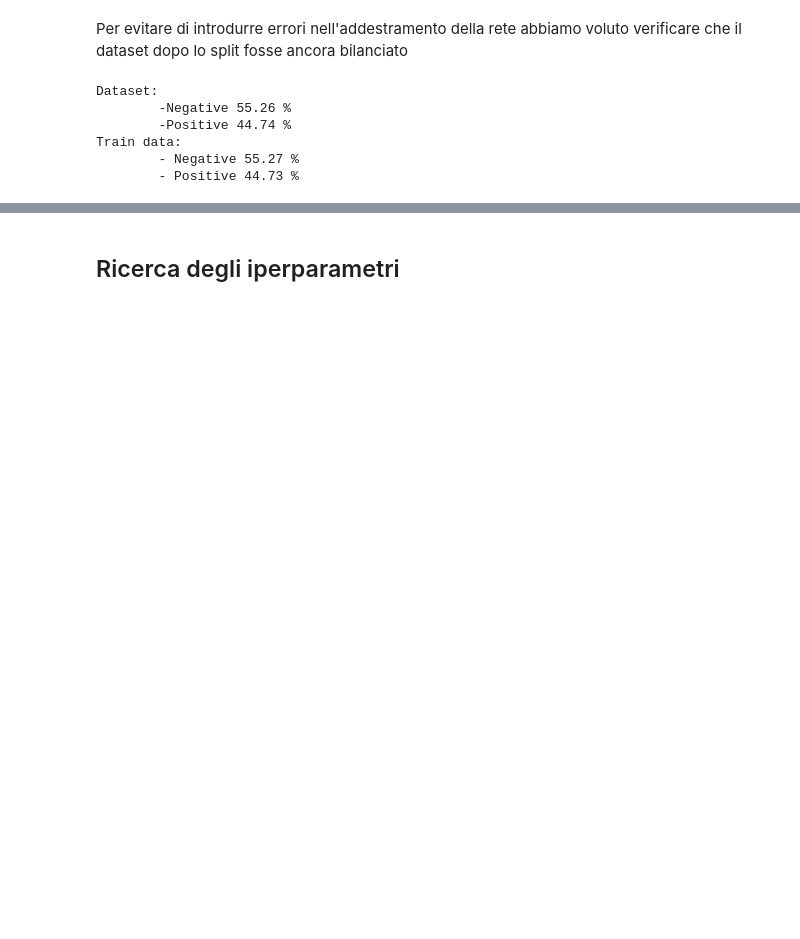
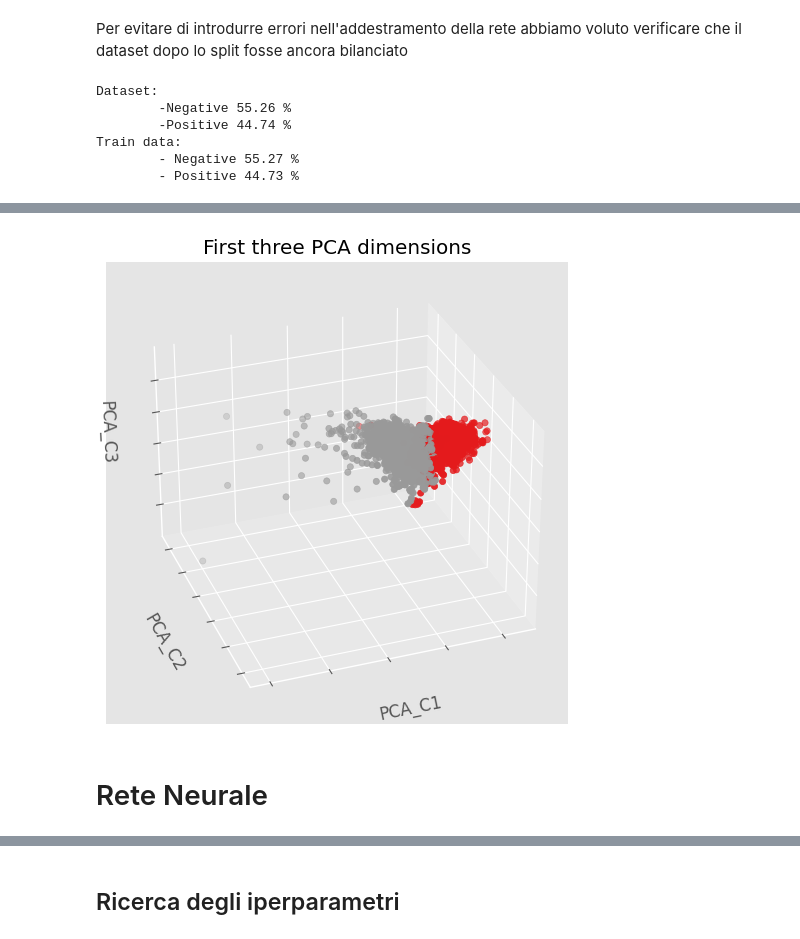
Before and after one commit to Tezze2001/brain-tumor-analysis, a Jupyter notebook: BrainTumorNN.ipynb, the cells around one changed output, grey strips where cells are left out. Cells and saved outputs as stored; diff of their text form; code cells hidden in the pictures; blank space fills up the shorter version.

```diff
--- a/BrainTumorNN.ipynb
+++ b/BrainTumorNN.ipynb
@@ -149,0 +176,6 @@ Train data:
+# %%
+dataset_pca_transformed = pd.DataFrame(pca_data[:,:n_componenti])
+dataset_pca_transformed.columns = ['PCA_C1', 'PCA_C2', 'PCA_C3']
+dataset_pca_transformed = dataset_pca_transformed.set_index(dataset_class.index)
+dataset_pca_transformed['Class'] = dataset_class
+dataset_pca_transformed.head()
@@ -149,0 +192,23 @@ Train data:
+# %%
+fig = plt.figure(1, figsize=(8, 6))
+ax = fig.add_subplot(111, projection="3d", elev=-150, azim=110)
+
+ax.scatter(
+    pca_data[:, 0],
+    pca_data[:, 1],
+    pca_data[:, 2],
+    c=dataset_class,
+    cmap='Set1'
+)
+
+ax.set_title("First three PCA dimensions")
+ax.set_xlabel(dataset_pca_transformed.columns[0])
+ax.xaxis.set_ticklabels([])
+ax.set_ylabel(dataset_pca_transformed.columns[1])
+ax.yaxis.set_ticklabels([])
+ax.set_zlabel(dataset_pca_transformed.columns[2])
+ax.zaxis.set_ticklabels([])
+
+plt.show()
+# %% [output]
+[figure, added]
@@ -149,0 +217,2 @@ Train data:
+# %% [markdown]
+# Rete Neurale
```
Also changed, not shown: parts of 101 cells of this notebook, 7 other files.
